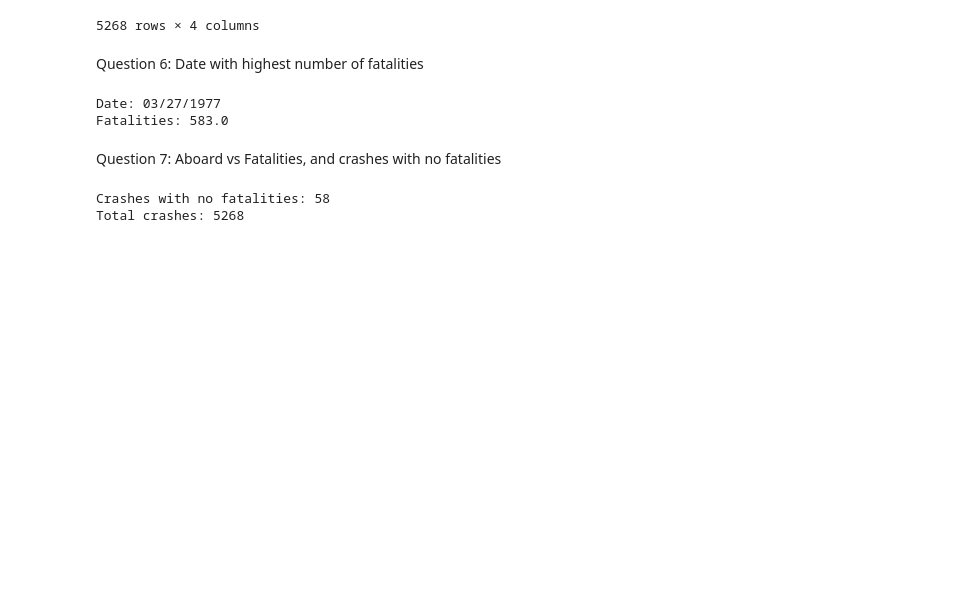
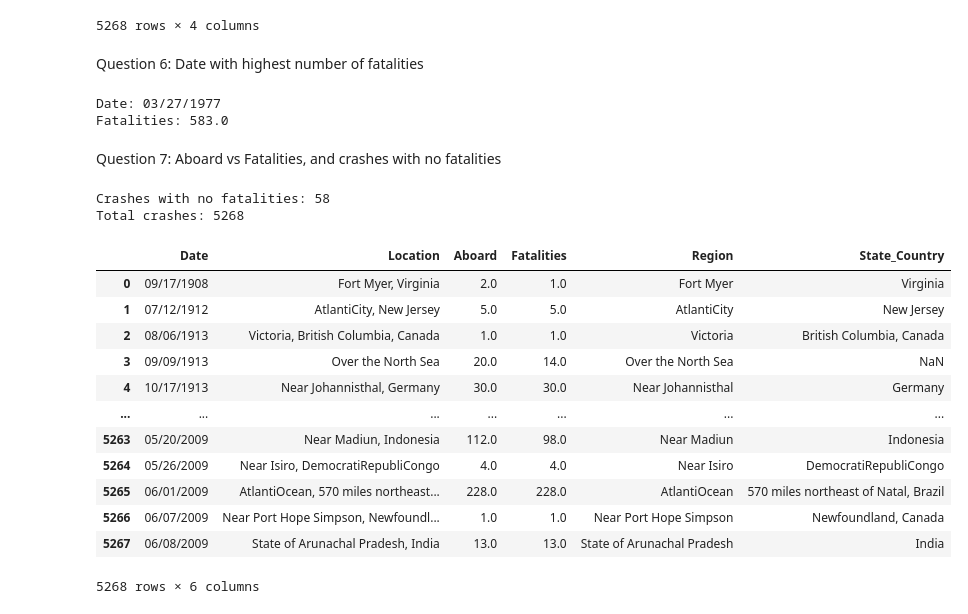
Before and after one commit to AustinNganga/Data-Wrangling, a Jupyter notebook: Airplane_Crashes_Data_Cleaning.ipynb, the cells around one changed output. Cells and saved outputs as stored; diff of their text form; code cells hidden in the pictures; blank space fills up the shorter version.

```diff
--- a/Airplane_Crashes_Data_Cleaning.ipynb
+++ b/Airplane_Crashes_Data_Cleaning.ipynb
@@ -141,3 +141,29 @@ print("Total crashes:", len(fatality_locations))
 # %% [output]
 Crashes with no fatalities: 58
 Total crashes: 5268
+# %%
+# Question 8: Split the 'Location' column into 'Region' and 'State_Country'
+# str.split(',', n=1, expand=True) splits on only the FIRST comma,
+# which correctly handles locations with extra commas (e.g. "City, County, State")
+split_location = fatality_locations['Location'].str.split(',', n=1, expand=True)
+
+# Assign the two parts back as new columns, stripping leading/trailing whitespace
+fatality_locations['Region'] = split_location[0].str.strip()
+fatality_locations['State_Country'] = split_location[1].str.strip()
+
+# Display the result
+fatality_locations
+# %% [output]
+|  | Date | Location | Aboard | Fatalities | Region | State_Country |
+| 0 | 09/17/1908 | Fort Myer, Virginia | 2.0 | 1.0 | Fort Myer | Virginia |
+| 1 | 07/12/1912 | AtlantiCity, New Jersey | 5.0 | 5.0 | AtlantiCity | New Jersey |
+| 2 | 08/06/1913 | Victoria, British Columbia, Canada | 1.0 | 1.0 | Victoria | British Columbia, Canada |
+| 3 | 09/09/1913 | Over the North Sea | 20.0 | 14.0 | Over the North Sea | NaN |
+| 4 | 10/17/1913 | Near Johannisthal, Germany | 30.0 | 30.0 | Near Johannisthal | Germany |
+| ... | ... | ... | ... | ... | ... | ... |
+| 5263 | 05/20/2009 | Near Madiun, Indonesia | 112.0 | 98.0 | Near Madiun | Indonesia |
+| 5264 | 05/26/2009 | Near Isiro, DemocratiRepubliCongo | 4.0 | 4.0 | Near Isiro | DemocratiRepubliCongo |
+| 5265 | 06/01/2009 | AtlantiOcean, 570 miles northeast... | 228.0 | 228.0 | AtlantiOcean | 570 miles northeast of Natal, Brazil |
+| 5266 | 06/07/2009 | Near Port Hope Simpson, Newfoundl... | 1.0 | 1.0 | Near Port Hope Simpson | Newfoundland, Canada |
+| 5267 | 06/08/2009 | State of Arunachal Pradesh, India | 13.0 | 13.0 | State of Arunachal Pradesh | India |
+5268 rows × 6 columns
```
Also changed, not shown: parts of 3 cells of this notebook.
